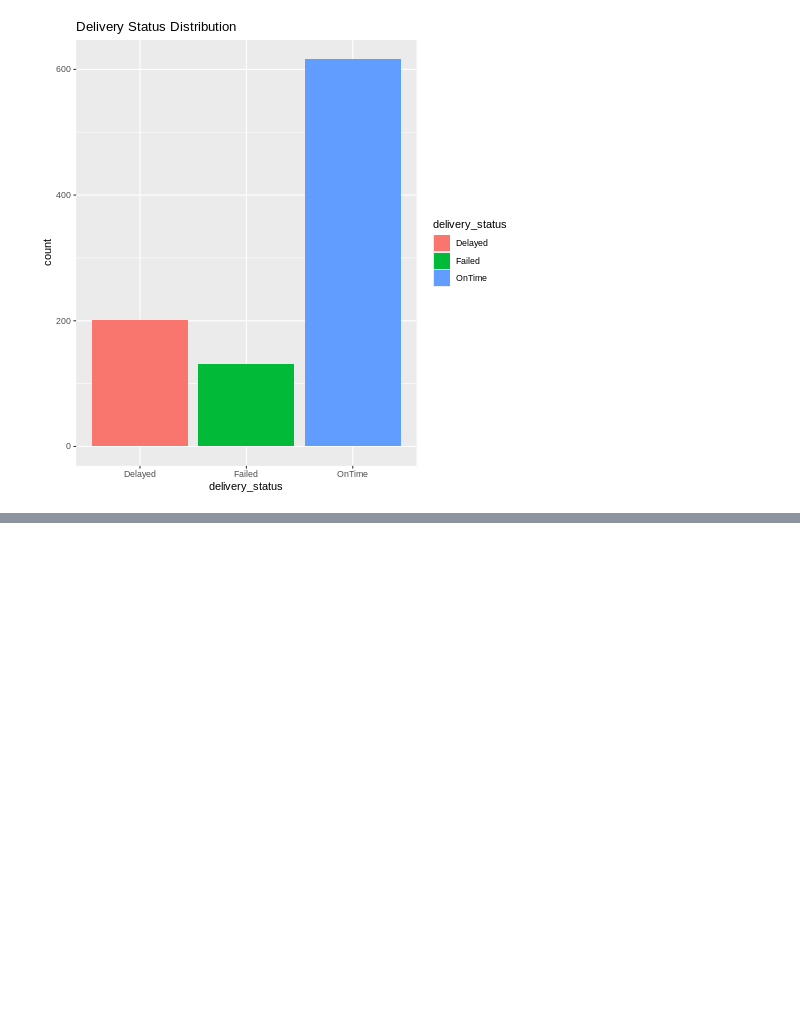
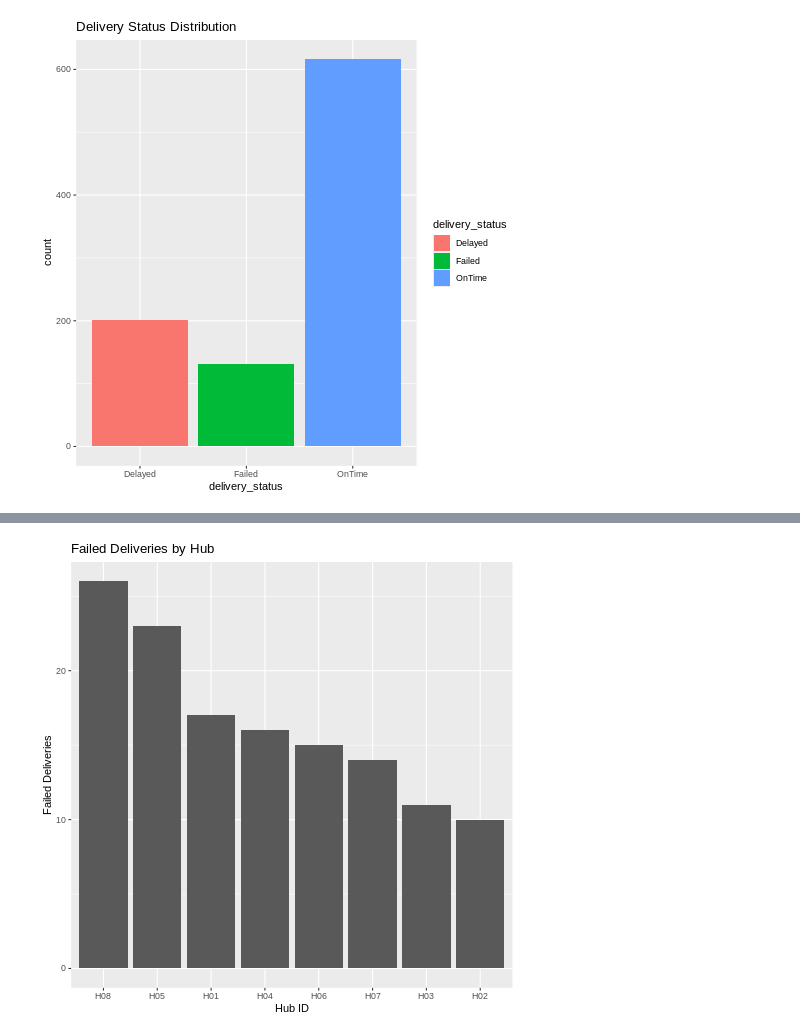
Before and after one commit to saaiiiifff/Database-Analytics, a Jupyter notebook: 02_sql_r_analysis.ipynb, the cells around one changed output, grey strips where cells are left out. Cells and saved outputs as stored; diff of their text form; code cells hidden in the pictures; blank space fills up the shorter version.

```diff
--- a/02_sql_r_analysis.ipynb
+++ b/02_sql_r_analysis.ipynb
@@ -401,0 +434,17 @@ call dbDisconnect() when finished working with a connection
+# %%
+%%R
+library(ggplot2)
+
+hub_failures <- dbGetQuery(con, "
+SELECT hub_id, COUNT(*) AS failed_deliveries
+FROM deliveries
+WHERE delivery_status = 'Failed'
+GROUP BY hub_id
+ORDER BY failed_deliveries DESC
+")
+
+ggplot(hub_failures, aes(x=reorder(hub_id, -failed_deliveries), y=failed_deliveries)) +
+  geom_bar(stat="identity") +
+  labs(title="Failed Deliveries by Hub", x="Hub ID", y="Failed Deliveries")
+# %% [output]
+[figure, added]
```
Also changed, not shown: parts of 15 cells of this notebook.
